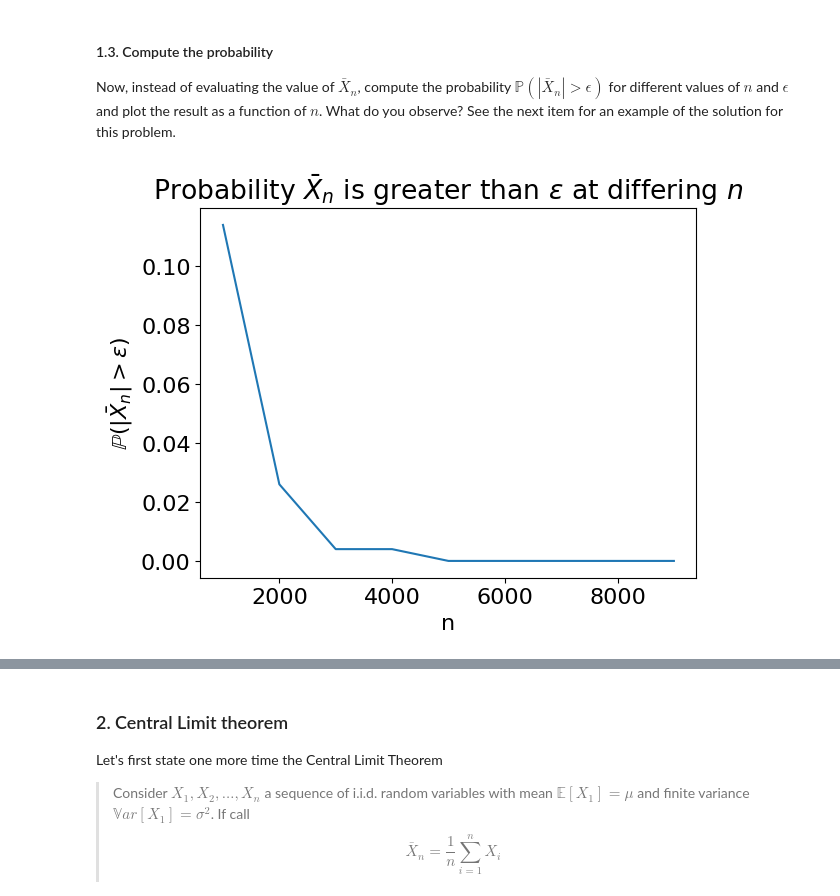
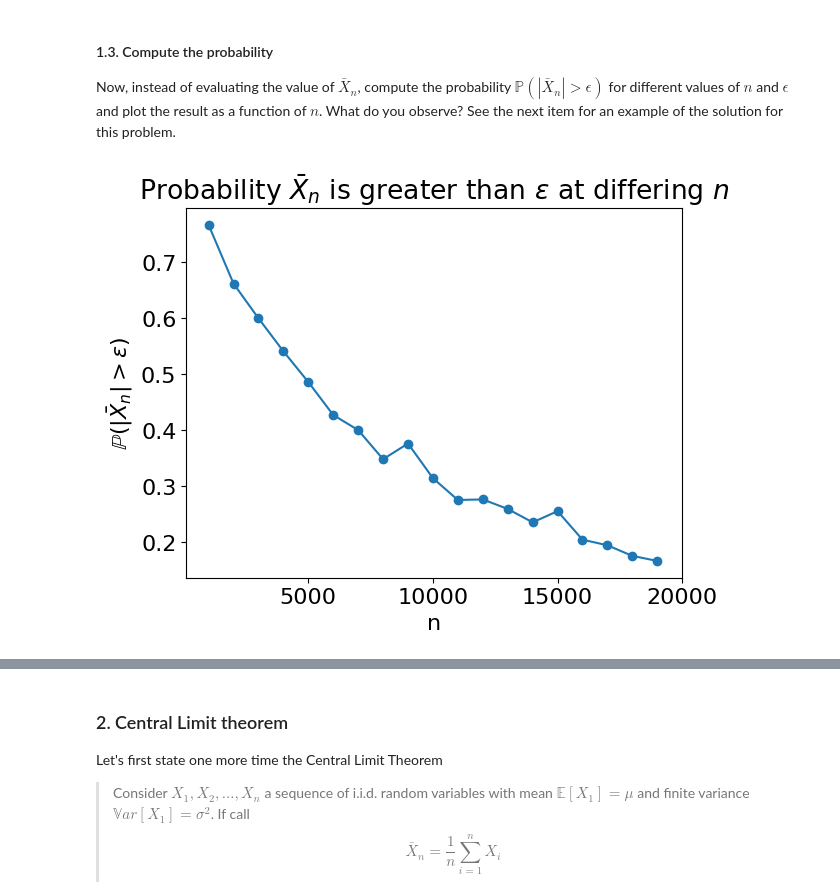
Before and after one commit to UCB-stat-201a-fall23/project02-SorenRajani, a Jupyter notebook: Project02-Concentration.ipynb, the cells around one changed output, grey strips where cells are left out. Drawn from its saved outputs; the diff is of its cells as text; code cells hidden in the pictures.

```diff
--- a/Project02-Concentration.ipynb
+++ b/Project02-Concentration.ipynb
@@ -111,23 +111,24 @@ plt.show()
 
 Now, instead of evaluating the value of $\bar X_n$, compute the probability $\mathbb P \left( | \bar X_n | > \epsilon \right)$ for different values of $n$ and $\epsilon$ and plot the result as a function of $n$. What do you observe? See the next item for an example of the solution for this problem.
 # %%
-n_all = np.arange(1000,10000,1000)
-n_sim = 500
+n_all = np.arange(1000,20_000,1000)
+n_sim = 1000
 probs = []
 
 # Generate a sample then find the empirical probability it is out of bounds
 for n in n_all:
     many_sample_means = np.mean(np.random.normal(loc=0.0, scale=1.0, size=(n, n_sim)), axis=0)
-    p = np.mean(abs(many_sample_means) > 0.05)
+    p = np.mean(abs(many_sample_means) > 0.01)
     probs.append(p)
 
-plt.plot(n_all,probs)
+plt.plot(n_all,probs,'-o')
 plt.ylabel(r'$\mathbb{P}(|\bar{X}_n|>\epsilon)$')
+plt.xticks([5000,10000,15000,20000])
 plt.xlabel('n')
 plt.title(r'Probability $\bar{X}_n$ is greater than $\epsilon$ at differing $n$')
 plt.show()
 # %% [output]
-[figure, old version]
+[figure, new version]
 # %% [markdown]
 #### 1.4. Concentration bounds
 
```
